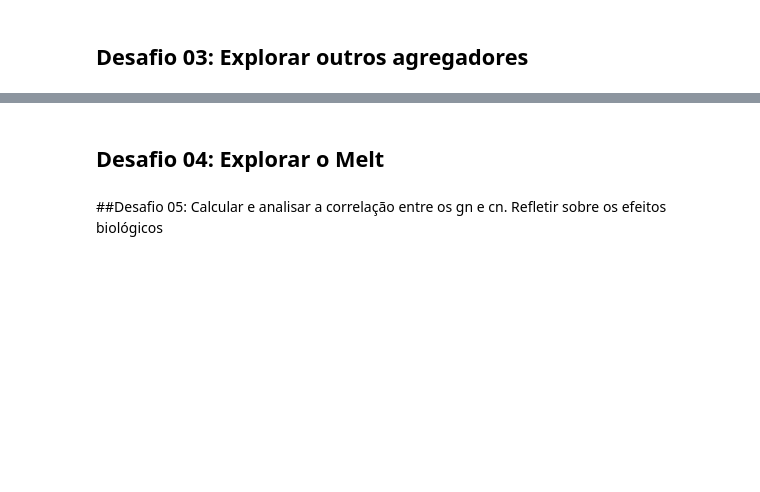
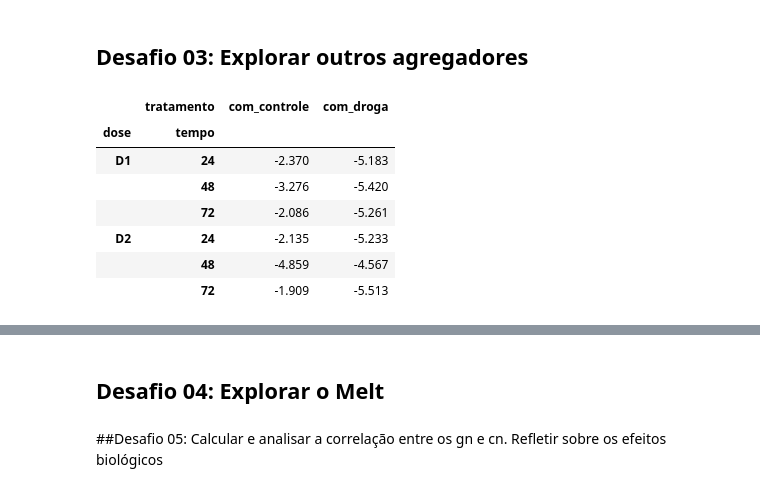
Before and after one commit to dre1597/Alura-imersao-3, a Jupyter notebook: Alura_Aula_03_Imersão_dados.ipynb, the cells around one changed output, grey strips where cells are left out. Saved outputs shown, nothing was run; the diff lists cells and outputs as text; code cells hidden in the pictures; blank space fills up the shorter version.

```diff
--- a/Alura_Aula_03_Imersão_dados.ipynb
+++ b/Alura_Aula_03_Imersão_dados.ipynb
@@ -104,0 +151,11 @@ sns.heatmap(corr, mask=mask, cmap=cmap, center=0,
+# %%
+pd.crosstab([dados['dose'], dados['tempo']], dados['tratamento'], values=dados['g-0'], aggfunc='min')
+# %% [output]
+|  | tratamento | com_controle | com_droga |
+| dose | tempo |  |  |
+| D1 | 24 | -2.370 | -5.183 |
+|  | 48 | -3.276 | -5.420 |
+|  | 72 | -2.086 | -5.261 |
+| D2 | 24 | -2.135 | -5.233 |
+|  | 48 | -4.859 | -4.567 |
+|  | 72 | -1.909 | -5.513 |
```
Also changed, not shown: parts of 22 cells of this notebook.
